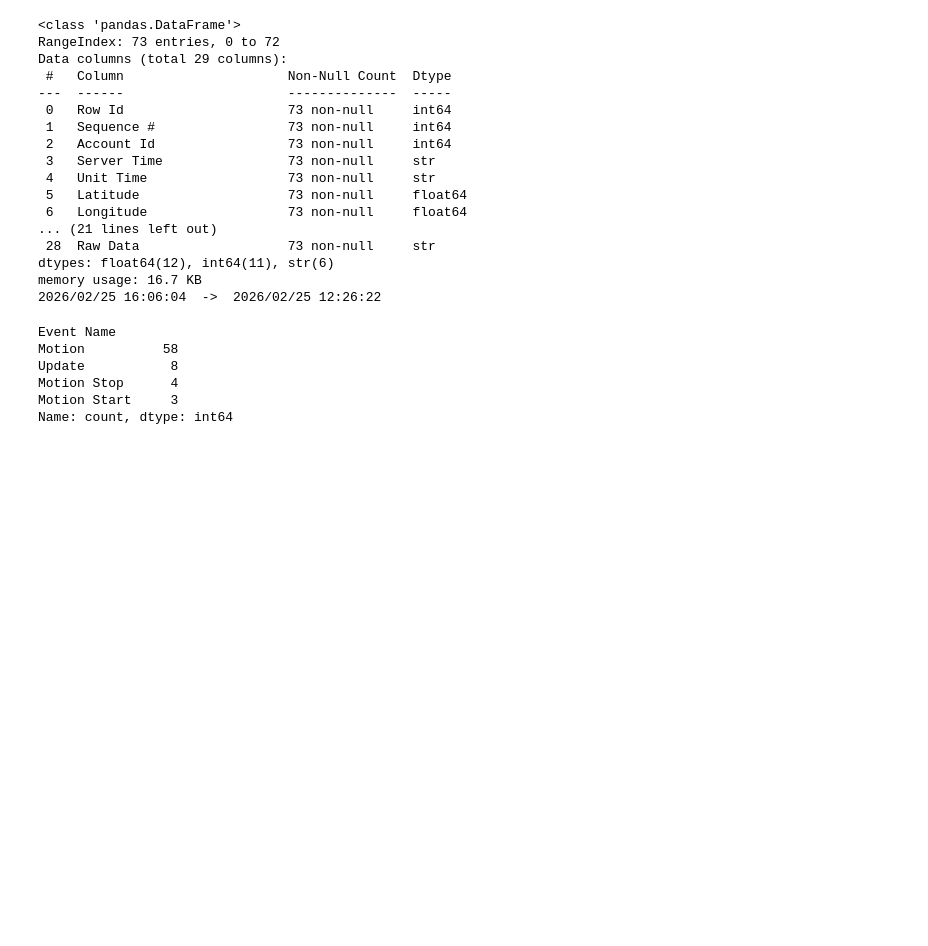
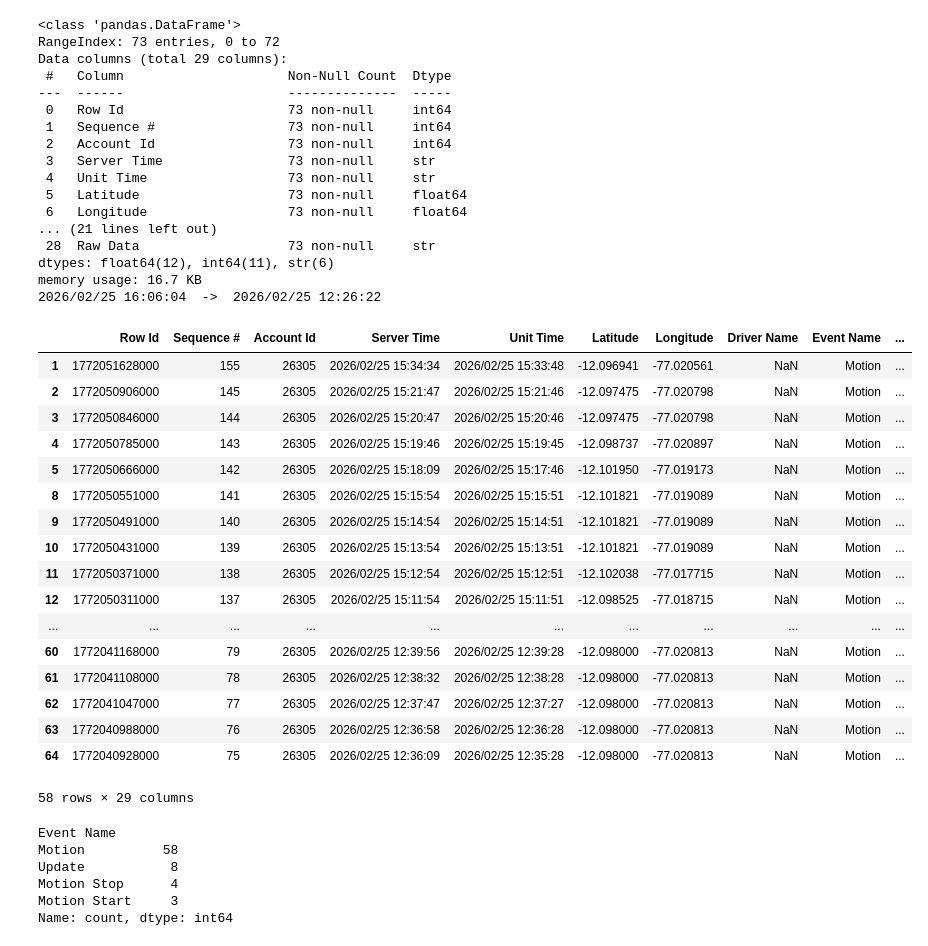
Before and after one commit to jlhb1984/Zonar_projects, a Jupyter notebook: notebooks/topfly_knight.ipynb, the cells around one changed output. Cells and saved outputs as stored; diff of their text form; code cells hidden in the pictures; blank space fills up the shorter version.

```diff
--- a/notebooks/topfly_knight.ipynb
+++ b/notebooks/topfly_knight.ipynb
@@ -142,8 +156,27 @@ memory usage: 16.7 KB
 # %%
 motion=raw_data_869487062905251[raw_data_869487062905251['Event Name'].str.contains('Motion')]
 only_motion=motion[~motion['Event Name'].str.contains('Motion S')]
 only_motion
-only_motion.to_csv(r'C:\Users\Jose.Hurtado\Documents\projects\data\zonar\rawdata_869487062905251_2226_022026_motion.csv')
+#only_motion.to_csv(r'C:\Users\Jose.Hurtado\Documents\projects\data\zonar\rawdata_869487062905251_2226_022026_motion.csv')
+# %% [output]
+|  | Row Id | Sequence # | Account Id | Server Time | Unit Time | Latitude | Longitude | Driver Name | Event Name | ... |
+| 1 | 1772051628000 | 155 | 26305 | 2026/02/25 15:34:34 | 2026/02/25 15:33:48 | -12.096941 | -77.020561 | NaN | Motion | ... |
+| 2 | 1772050906000 | 145 | 26305 | 2026/02/25 15:21:47 | 2026/02/25 15:21:46 | -12.097475 | -77.020798 | NaN | Motion | ... |
+| 3 | 1772050846000 | 144 | 26305 | 2026/02/25 15:20:47 | 2026/02/25 15:20:46 | -12.097475 | -77.020798 | NaN | Motion | ... |
+| 4 | 1772050785000 | 143 | 26305 | 2026/02/25 15:19:46 | 2026/02/25 15:19:45 | -12.098737 | -77.020897 | NaN | Motion | ... |
+| 5 | 1772050666000 | 142 | 26305 | 2026/02/25 15:18:09 | 2026/02/25 15:17:46 | -12.101950 | -77.019173 | NaN | Motion | ... |
+| 8 | 1772050551000 | 141 | 26305 | 2026/02/25 15:15:54 | 2026/02/25 15:15:51 | -12.101821 | -77.019089 | NaN | Motion | ... |
+| 9 | 1772050491000 | 140 | 26305 | 2026/02/25 15:14:54 | 2026/02/25 15:14:51 | -12.101821 | -77.019089 | NaN | Motion | ... |
+| 10 | 1772050431000 | 139 | 26305 | 2026/02/25 15:13:54 | 2026/02/25 15:13:51 | -12.101821 | -77.019089 | NaN | Motion | ... |
+| 11 | 1772050371000 | 138 | 26305 | 2026/02/25 15:12:54 | 2026/02/25 15:12:51 | -12.102038 | -77.017715 | NaN | Motion | ... |
+| 12 | 1772050311000 | 137 | 26305 | 2026/02/25 15:11:54 | 2026/02/25 15:11:51 | -12.098525 | -77.018715 | NaN | Motion | ... |
+| ... | ... | ... | ... | ... | ... | ... | ... | ... | ... | ... |
+| 60 | 1772041168000 | 79 | 26305 | 2026/02/25 12:39:56 | 2026/02/25 12:39:28 | -12.098000 | -77.020813 | NaN | Motion | ... |
+| 61 | 1772041108000 | 78 | 26305 | 2026/02/25 12:38:32 | 2026/02/25 12:38:28 | -12.098000 | -77.020813 | NaN | Motion | ... |
+| 62 | 1772041047000 | 77 | 26305 | 2026/02/25 12:37:47 | 2026/02/25 12:37:27 | -12.098000 | -77.020813 | NaN | Motion | ... |
+| 63 | 1772040988000 | 76 | 26305 | 2026/02/25 12:36:58 | 2026/02/25 12:36:28 | -12.098000 | -77.020813 | NaN | Motion | ... |
+| 64 | 1772040928000 | 75 | 26305 | 2026/02/25 12:36:09 | 2026/02/25 12:35:28 | -12.098000 | -77.020813 | NaN | Motion | ... |
+58 rows × 29 columns
 # %%
 raw_data_869487062905251['Event Name'].value_counts()
 # %% [output]
```
Also changed, not shown: parts of 36 cells of this notebook, 20 other files.
